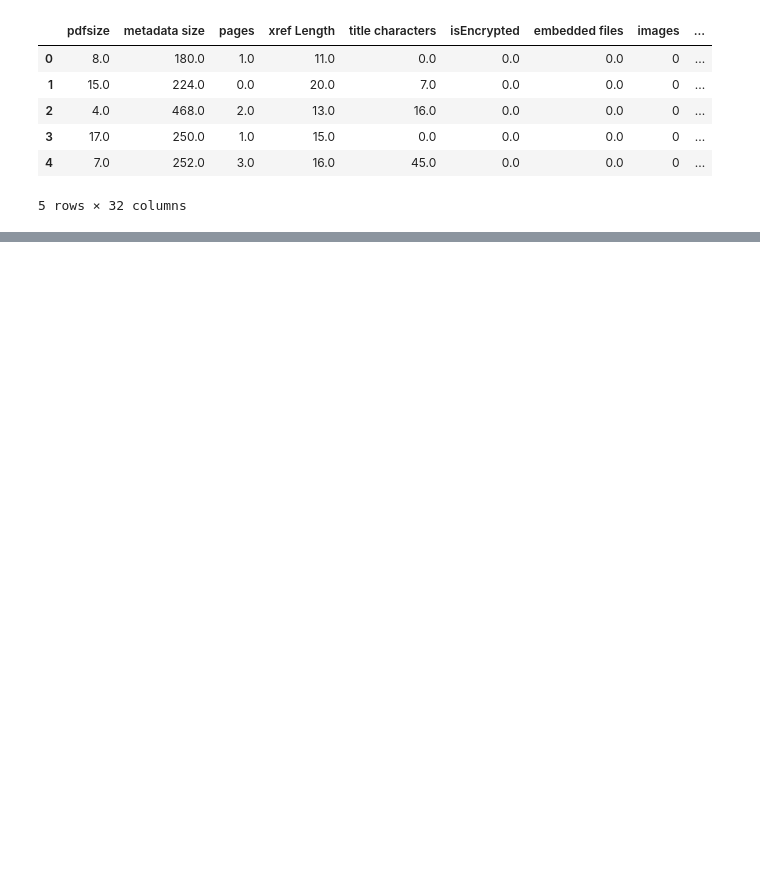
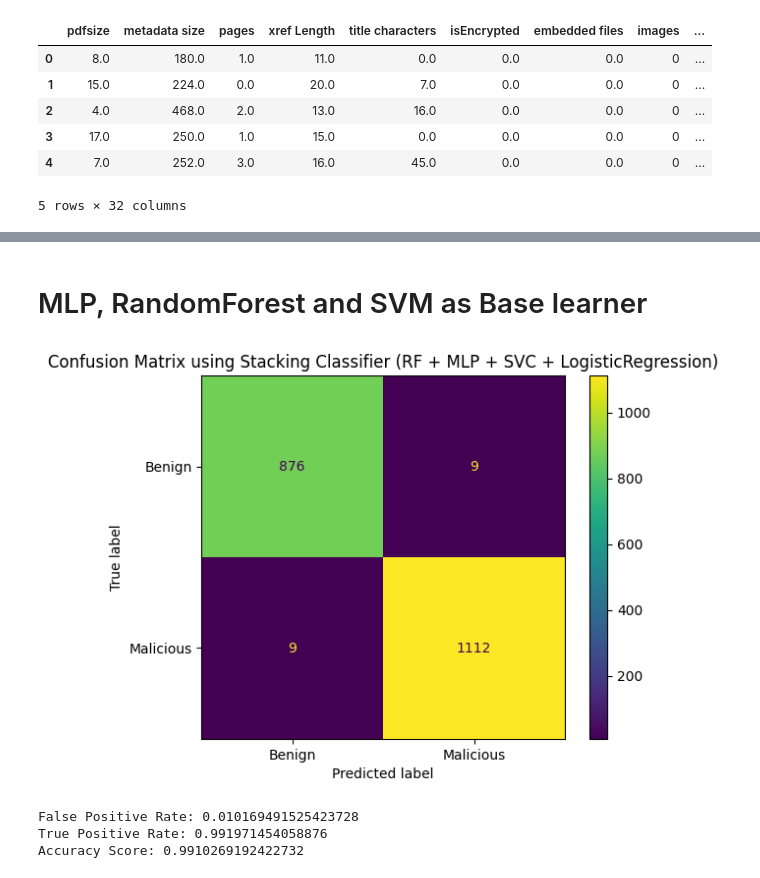
Before and after one commit to HimanS1708/CS658_Project, a Jupyter notebook: Model/PDF_MAL_23_Oct_24.ipynb, the cells around one changed output, grey strips where cells are left out. Saved outputs shown, nothing was run; the diff lists cells and outputs as text; code cells hidden in the pictures; blank space fills up the shorter version.

```diff
--- a/Model/PDF_MAL_23_Oct_24.ipynb
+++ b/Model/PDF_MAL_23_Oct_24.ipynb
@@ -776,0 +793,63 @@ Accuracy Score: 0.9905284147557328
+# %% [markdown]
+# MLP, RandomForest and SVM as Base learner
+# %%
+from sklearn.ensemble import RandomForestClassifier, StackingClassifier
+from sklearn.neural_network import MLPClassifier
+from sklearn.linear_model import LogisticRegression
+from sklearn.svm import SVC
+from sklearn.preprocessing import StandardScaler
+from sklearn.metrics import confusion_matrix, ConfusionMatrixDisplay, accuracy_score
+import matplotlib.pyplot as plt
+from sklearn.model_selection import train_test_split
+
+# Assuming X_train, X_test, y_train, y_test are already defined
+
+# Initialize Random Forest Classifier as one of the base models
+rf_base = RandomForestClassifier(n_estimators=2, max_depth=500, random_state=42, max_features='log2')
+
+# Initialize MLP Classifier as another base model
+mlp_base = MLPClassifier(hidden_layer_sizes=(100,), max_iter=500, random_state=42)
+
+# Initialize SVM as another base model
+svc_base = SVC(C=100, kernel='rbf', gamma='scale', probability=True, random_state=42)
+
+# Meta Learner: Logistic Regression
+logistic_meta = LogisticRegression(random_state=42)
+
+# Scale the features for SVM
+scaler = StandardScaler()
+X_train_scaled = scaler.fit_transform(X_train)
+X_test_scaled = scaler.transform(X_test)
+
+# Create Stacking Classifier using RandomForest, MLP, and SVC as base models and LogisticRegression as meta learner
+stacking_model = StackingClassifier(
+    estimators=[
+        ('rf', rf_base),  # Random Forest base model
+        ('mlp', mlp_base),  # MLP base model
+        ('svc', svc_base)  # SVM base model
+    ],
+    final_estimator=logistic_meta,  # Meta learner (LogisticRegression)
+    cv=5  # Cross-validation for robustness
+)
+
+# Train the stacking model
+stacking_model.fit(X_train_scaled, y_train)
+
+# Make predictions using the stacking model
+y_pred_stacking = stacking_model.predict(X_test_scaled)
+
+# Confusion Matrix
+tn, fp, fn, tp = confusion_matrix(y_test, y_pred_stacking).ravel()
+ConfusionMatrixDisplay(confusion_matrix(y_test, y_pred_stacking), display_labels=['Benign', 'Malicious']).plot()
+plt.title('Confusion Matrix using Stacking Classifier (RF + MLP + SVC + LogisticRegression)')
+plt.show()
+
+# Print Performance Metrics
+print(f'False Positive Rate: {fp / (fp + tn)}')
+print(f'True Positive Rate: {tp / (tp + fn)}')
+print(f'Accuracy Score: {accuracy_score(y_test, y_pred_stacking)}')
+# %% [output]
+[figure, added]
+False Positive Rate: 0.010169491525423728
+True Positive Rate: 0.991971454058876
+Accuracy Score: 0.9910269192422732
```
Also changed, not shown: parts of 43 cells of this notebook.
